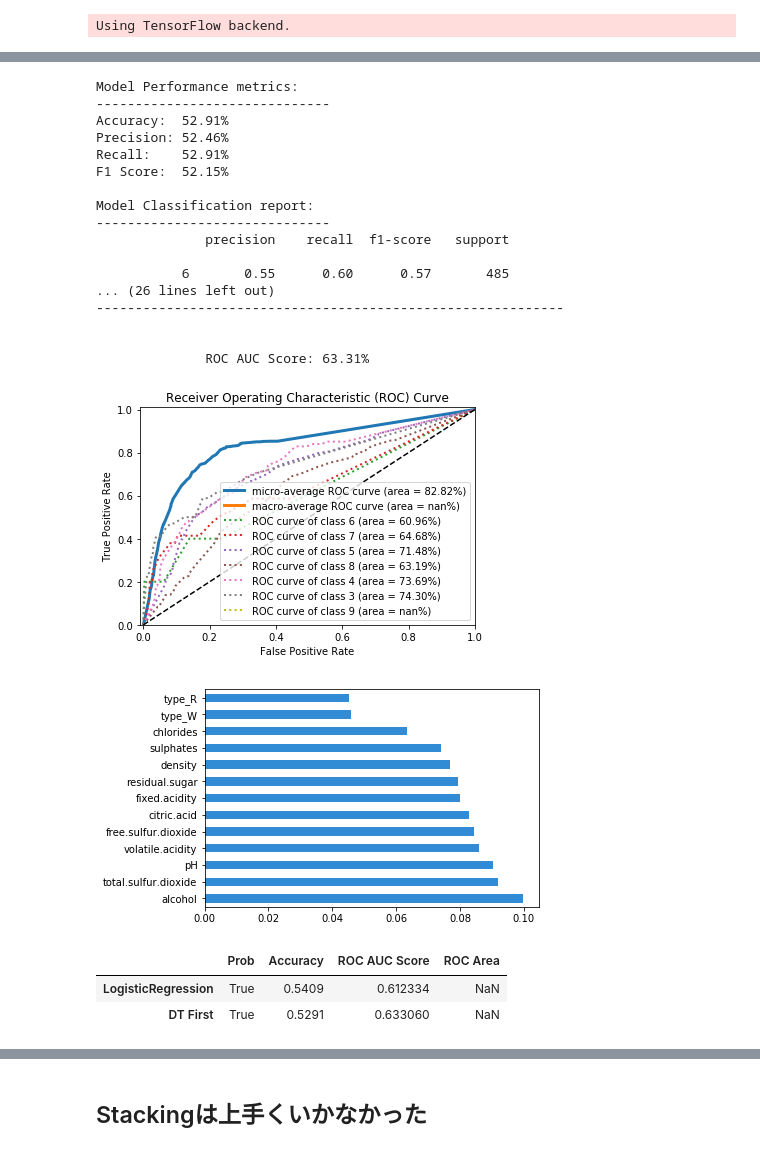
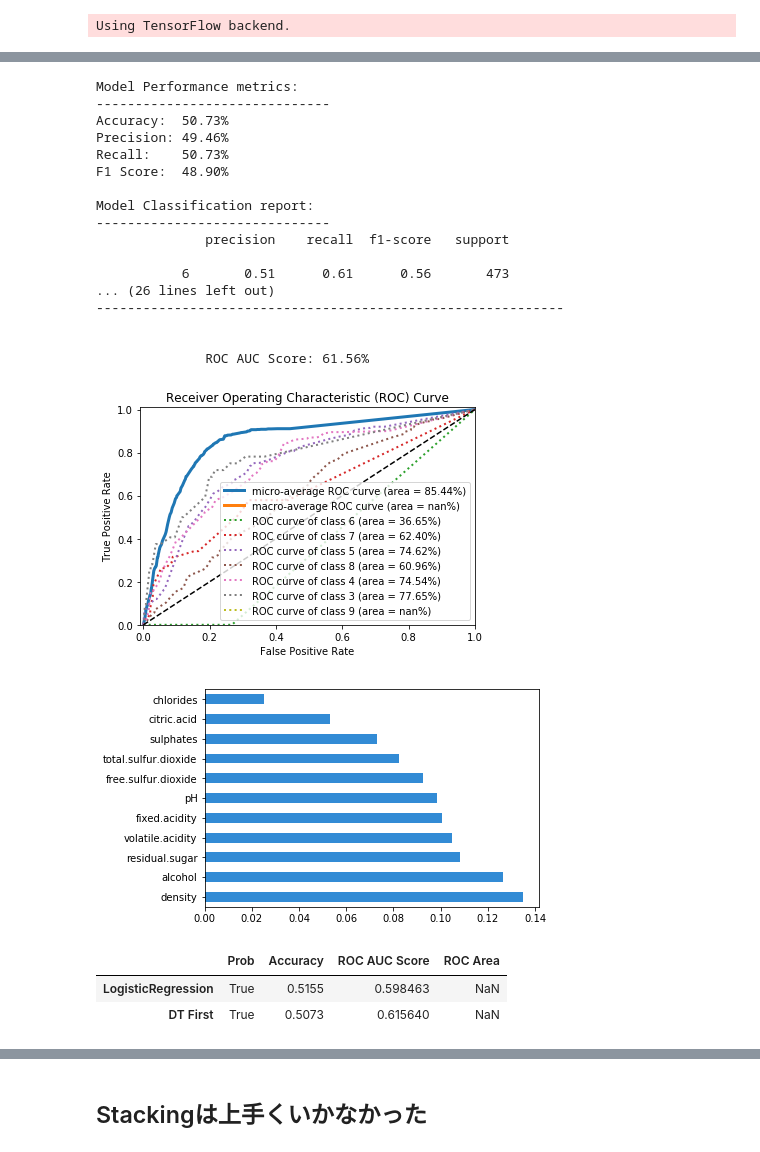
Before and after one commit to Ric418/Practice-ML, a Jupyter notebook: wine_quality/notebook/multicol.ipynb, the cells around one changed output, grey strips where cells are left out. Cells and saved outputs as stored; diff of their text form; code cells hidden in the pictures.

```diff
--- a/wine_quality/notebook/multicol.ipynb
+++ b/wine_quality/notebook/multicol.ipynb
@@ -106,13 +106,13 @@ X_test = pd.read_csv('../data/X_test.csv', header=0, index_col=0)
 y_test = pd.read_csv('../data/y_test.csv',names=('l'))
 # %%
 clf = Pipeline([
-    ('pca', PCA(random_state = 101)),
-#   ('pca', PCA(random_state = 101)),
+    ('lda', LDA(store_covariance=True)),
+#     ('pca', PCA(random_state = 101)),
     ('clf', LogisticRegression(random_state=101))])
 
 # a list of dictionaries to specify the parameters that we'd want to tune
-n_components= [10, 12]
-whiten = [True] #, False]
+# n_components= [10, 12]
+# whiten = [True] #, False]
 C =  [0.003, 0.009, 0.01]#, 0.1, 1.0, 10.0, 100.0, 1000.0]
 tol = [0.001, 0.0001] # [1e-06, 5e-07, 1e-05, 1e-04, 1e-03, 1e-02, 1e-01]
 
@@ -135,7 +135,6 @@ gs = GridSearchCV(estimator=clf, param_grid=param_grid, scoring='accuracy', cv=5
 LR = Pipeline([
         #('sel', select_fetaures(select_cols=list(shadow))),
         ('scl', StandardScaler()),
-        #('lda', LDA(store_covariance=True)),
         ('gs', gs)
  ])
 # %%
@@ -166,7 +165,7 @@ Pipeline(memory=None,
                               verbose=1))],
          verbose=False)
 # %%
-results = mm.get_results(LR,'LogisticRegression', X_test, y_test, gs = gs,target_names=[str(x) for x in y.unique()],target_labels = y.unique(), reasume=True)
+results = mm.get_results(LR,'LogisticRegression', X_test, y_test['l'], gs = gs,target_names=[str(x) for x in y.unique()],target_labels = y.unique(), reasume=True)
 # %% [output]
 Model Performance metrics:
 ------------------------------
@@ -195,6 +194,7 @@ results
 # %%
 clf = Pipeline([
-    ('pca', PCA(random_state = 101)),
+    ('lda', LDA(store_covariance=True)),
+#     ('pca', PCA(random_state = 101)),
         ('clf', DecisionTreeClassifier(random_state=101))])
 
 # a list of dictionaries to specify the parameters that we'd want to tune
@@ -242,32 +242,32 @@ Pipeline(memory=None,
                               verbose=1))],
          verbose=False)
 # %%
-results = mm.get_results(DT, 'DT First', X_test, y_test, gs=gs, target_names=[str(x) for x in y.unique()],target_labels=y.unique(), results=results, reasume=False)
+results = mm.get_results(DT, 'DT First', X_test, y_test['l'], gs=gs, target_names=[str(x) for x in y.unique()],target_labels=y.unique(), results=results, reasume=False)
 # %% [output]
 Model Performance metrics:
 ------------------------------
-Accuracy:  52.91%
-Precision: 52.46%
-Recall:    52.91%
-F1 Score:  52.15%
+Accuracy:  50.73%
+Precision: 49.46%
+Recall:    50.73%
+F1 Score:  48.90%
 
 Model Classification report:
 ------------------------------
               precision    recall  f1-score   support
 
-           6       0.55      0.60      0.57       485
+           6       0.51      0.61      0.56       473
 ... (26 lines left out)
 ------------------------------------------------------------
 
 
-              ROC AUC Score: 63.31%
+              ROC AUC Score: 61.56%
-[figure, old version]
+[figure, new version]
-[figure, old version]
+[figure, new version]
 # %%
 results
 # %% [output]
 |  | Prob | Accuracy | ROC AUC Score | ROC Area |
-| LogisticRegression | True | 0.5409 | 0.612334 | NaN |
-| DT First | True | 0.5291 | 0.633060 | NaN |
+| LogisticRegression | True | 0.5155 | 0.598463 | NaN |
+| DT First | True | 0.5073 | 0.615640 | NaN |
 # %%
 clf = Pipeline([
```
Also changed, not shown: parts of 38 cells of this notebook, 9 other files.
